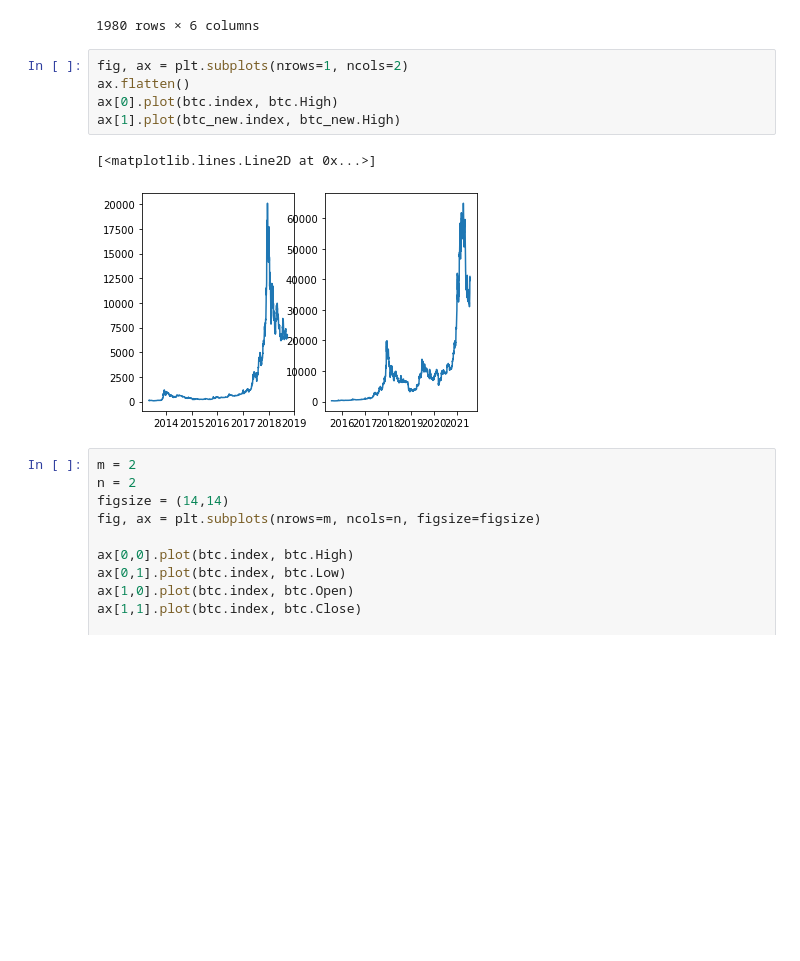
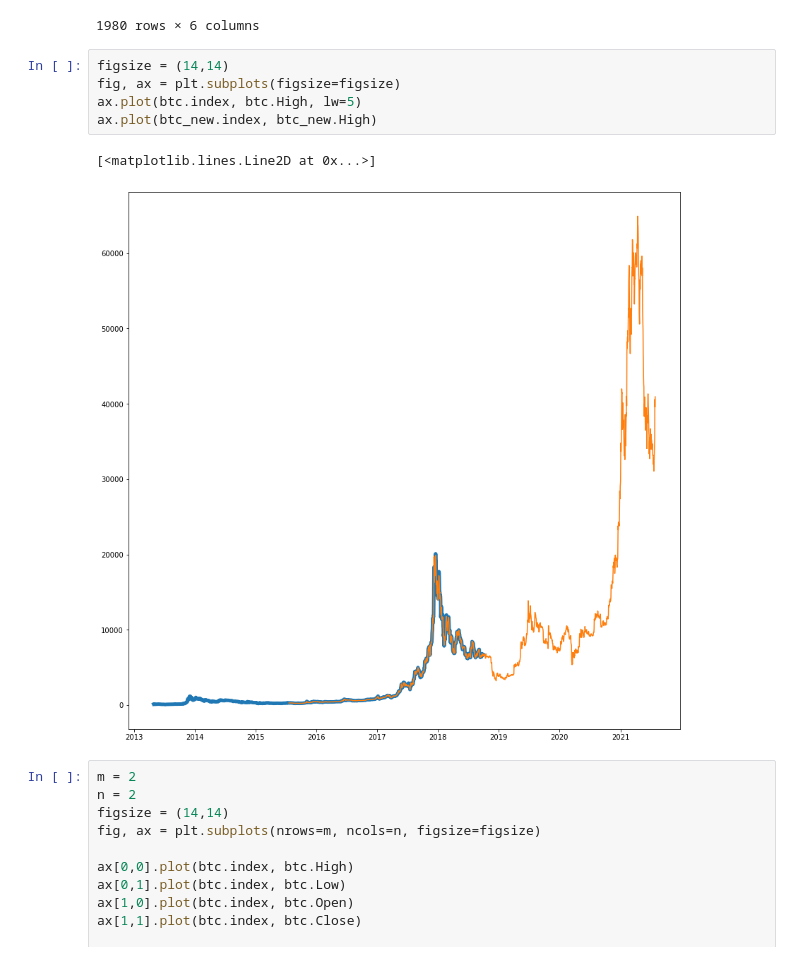
Before and after one commit to samjdedes/time_series_analysis, a Jupyter notebook: notebooks/EDA.ipynb, the cells around one changed output. Cells and saved outputs as stored; diff of their text form; blank space fills up the shorter version.

Commit message:
Add visualizations

```diff
--- a/notebooks/EDA.ipynb
+++ b/notebooks/EDA.ipynb
@@ -712,13 +712,13 @@ btcD
 | 2018-09-30 | 6620.669630 | 6711.180000 | 6516.843704 | 6609.207407 | 4.309814e+09 | 1.143120e+11 |
 1980 rows × 6 columns
 # %%
-fig, ax = plt.subplots(nrows=1, ncols=2)
-ax.flatten()
-ax[0].plot(btc.index, btc.High)
-ax[1].plot(btc_new.index, btc_new.High)
+figsize = (14,14)
+fig, ax = plt.subplots(figsize=figsize)
+ax.plot(btc.index, btc.High, lw=5)
+ax.plot(btc_new.index, btc_new.High)
 # %% [output]
 [<matplotlib.lines.Line2D at 0x...>]
-[figure, old version]
+[figure, new version]
 # %%
 m = 2
 n = 2
```
